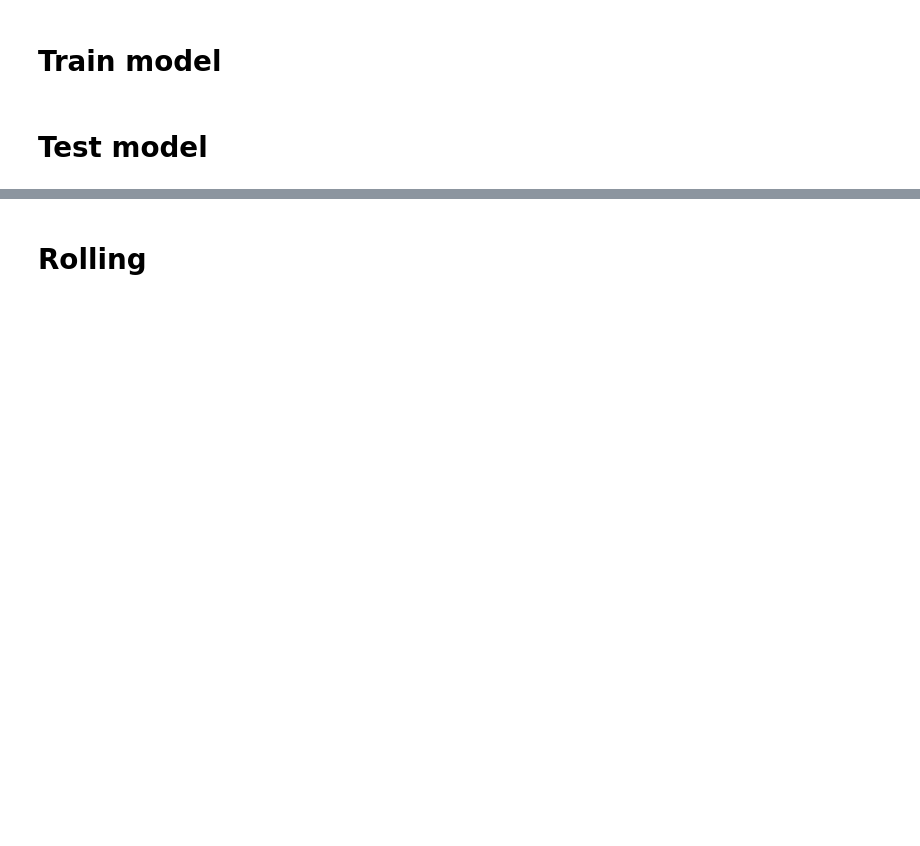
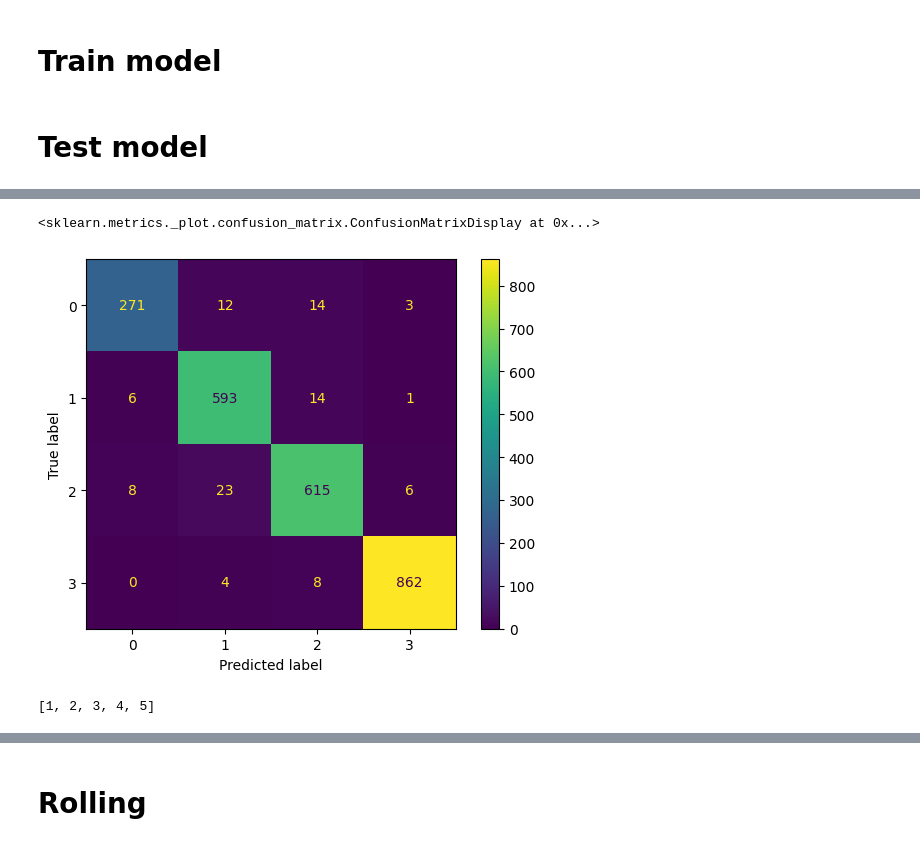
Before and after one commit to KhangSimple/dna_protein_analysis, a Jupyter notebook: dna-analysis.ipynb, the cells around one changed output, grey strips where cells are left out. Saved outputs shown, nothing was run; the diff lists cells and outputs as text; code cells hidden in the pictures; blank space fills up the shorter version.

Commit message:
Kaggle Notebook | DNA Analysis | (format): Format Notebook

```diff
--- a/dna-analysis.ipynb
+++ b/dna-analysis.ipynb
@@ -522,0 +456,6 @@ plt.show()
+# %%
+#
+# Create data with DataFrame format
+#
+train_data = pd.DataFrame({'dna': mers_k_mer_encoding + sars_k_mer_encoding + covid_k_mer_encoding + dengue_k_mer_encoding, 'label': mers_label + sars_label + covid_label +dengue_label})
+train_data.head()
@@ -522,0 +526,6 @@ plt.show()
+# %%
+#
+# One-hot encoding label
+#
+y_tf = tf.keras.utils.to_categorical(train_data['label'], num_classes = 4)
+y_tf = np.array(y_tf, dtype=int)
@@ -522,0 +581,6 @@ plt.show()
+# %%
+test_prediction = model.predict(dna_test)
+test_prediction[0]
+# %%
+test_pre = np.argmax(test_prediction, axis = 1)
+test_label = np.argmax(label_test, axis = 1)
@@ -522,0 +600,7 @@ plt.show()
+# %%
+cm = confusion_matrix(test_label, test_pre, labels=[0,1,2,3])
+disp = ConfusionMatrixDisplay(confusion_matrix=cm, display_labels=[0,1,2,3])
+disp.plot()
+# %% [output]
+<sklearn.metrics._plot.confusion_matrix.ConfusionMatrixDisplay at 0x...>
+[figure, added]
@@ -522,0 +610,5 @@ plt.show()
+# %%
+epoch = [i + 1 for i in range(len(accuracy_his))]
+epoch
+# %% [output]
+[1, 2, 3, 4, 5]
```
Also changed, not shown: parts of 36 cells of this notebook.
